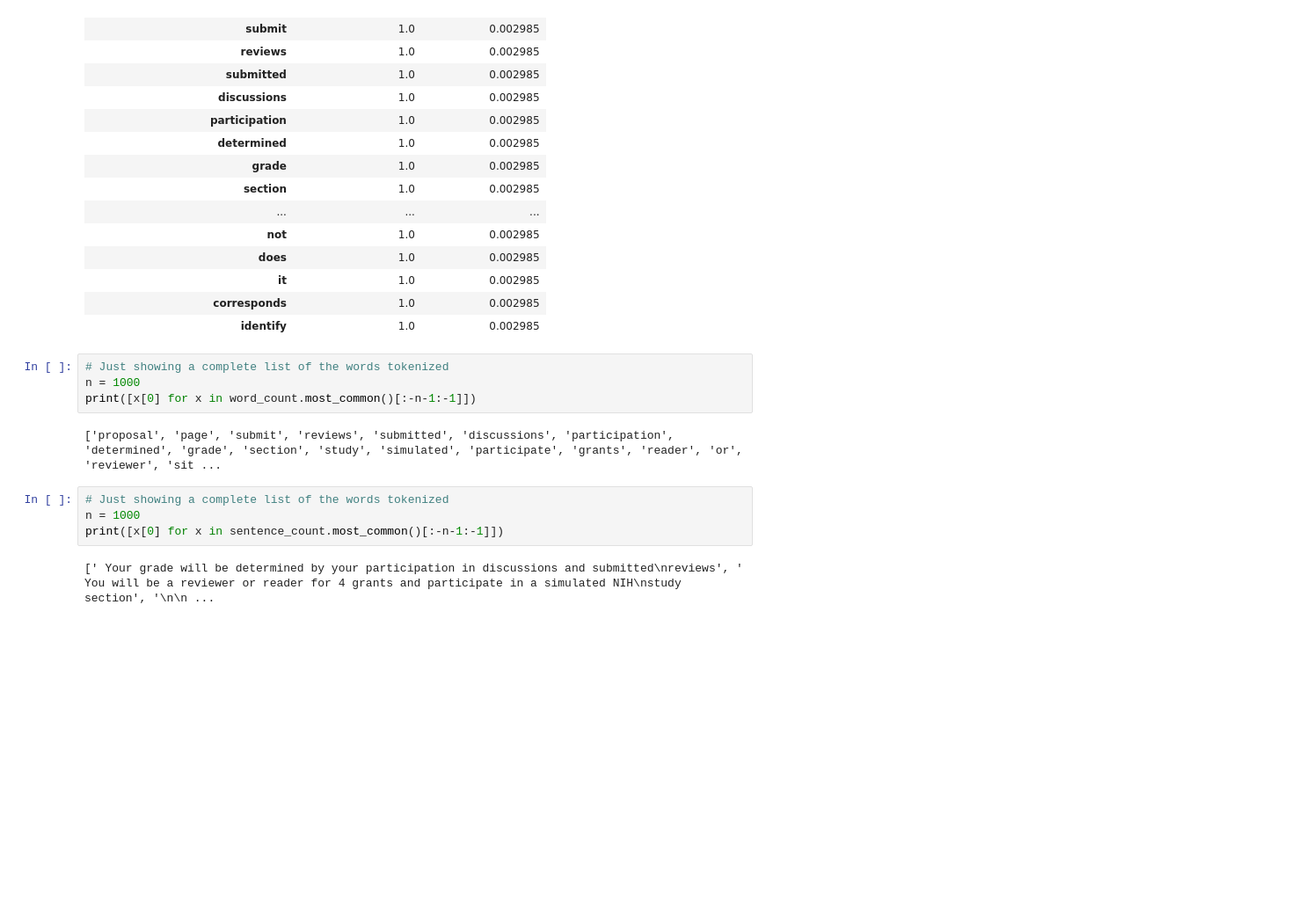
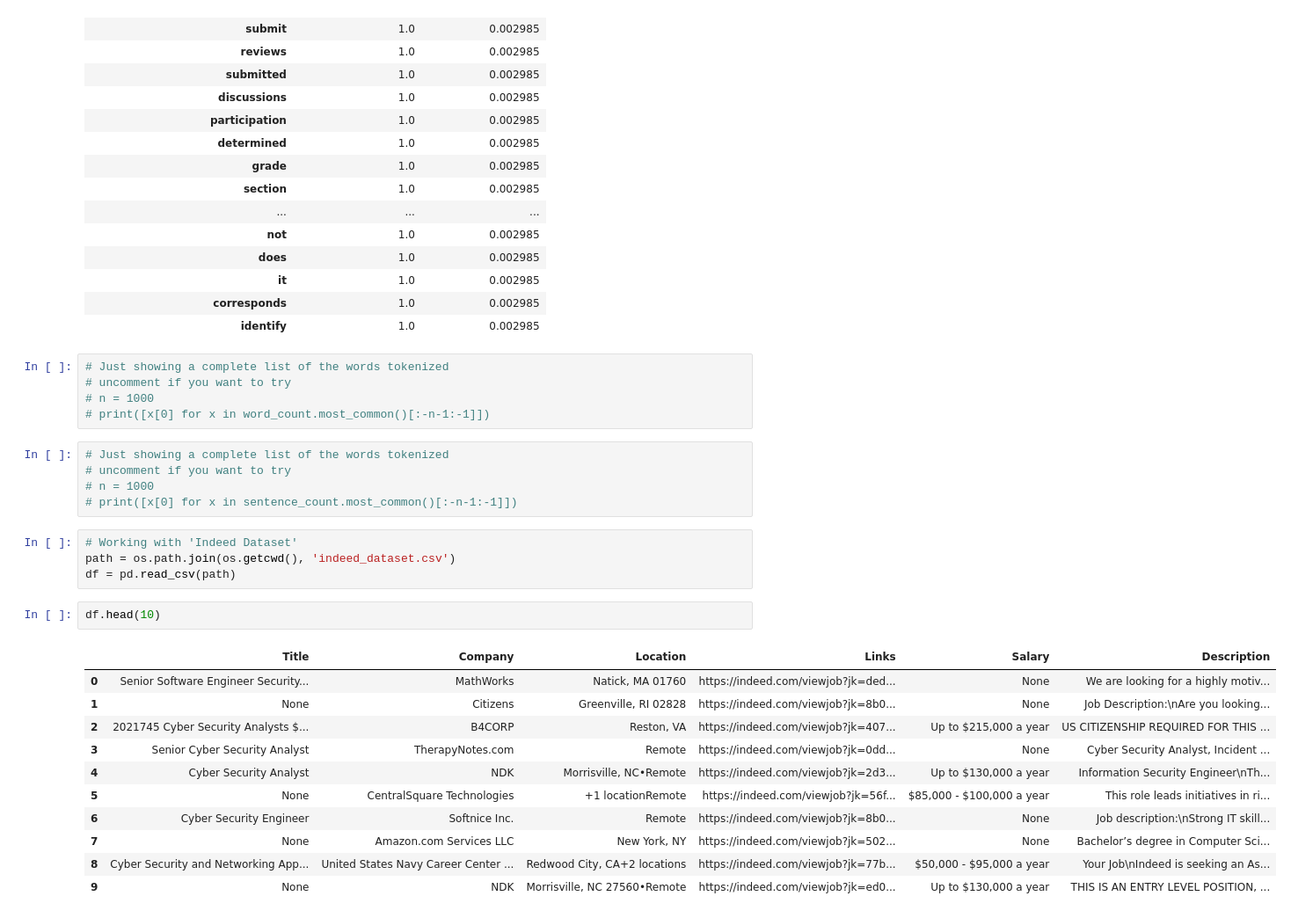
Before and after one commit to aadmassu1/teamHCP, a Jupyter notebook: Extract_info_pdf.ipynb, the cells around one changed output. Shown at 88% size. Drawn from its saved outputs; the diff is of its cells as text; blank space fills up the shorter version.

```diff
--- a/Extract_info_pdf.ipynb
+++ b/Extract_info_pdf.ipynb
@@ -225,13 +228,29 @@ df_word.head(50)
 | identify | 1.0 | 0.002985 |
 # %%
 # Just showing a complete list of the words tokenized
-n = 1000
-print([x[0] for x in word_count.most_common()[:-n-1:-1]])
+# uncomment if you want to try
+# n = 1000
+# print([x[0] for x in word_count.most_common()[:-n-1:-1]])
-# %% [output]
-['proposal', 'page', 'submit', 'reviews', 'submitted', 'discussions', 'participation', 'determined', 'grade', 'section', 'study', 'simulated', 'participate', 'grants', 'reader', 'or', 'reviewer', 'sit ...
 # %%
 # Just showing a complete list of the words tokenized
-n = 1000
-print([x[0] for x in sentence_count.most_common()[:-n-1:-1]])
+# uncomment if you want to try
+# n = 1000
+# print([x[0] for x in sentence_count.most_common()[:-n-1:-1]])
-# %% [output]
-[' Your grade will be determined by your participation in discussions and submitted\nreviews', ' You will be a reviewer or reader for 4 grants and participate in a simulated NIH\nstudy section', '\n\n ...
+# %%
+# Working with 'Indeed Dataset'
+path = os.path.join(os.getcwd(), 'indeed_dataset.csv')
+df = pd.read_csv(path)
+# %%
+df.head(10)
+# %% [output]
+|  | Title | Company | Location | Links | Salary | Description |
+| 0 | Senior Software Engineer Security... | MathWorks | Natick, MA 01760 | https://indeed.com/viewjob?jk=ded... | None | We are looking for a highly motiv... |
+| 1 | None | Citizens | Greenville, RI 02828 | https://indeed.com/viewjob?jk=8b0... | None | Job Description:\nAre you looking... |
+| 2 | 2021745 Cyber Security Analysts $... | B4CORP | Reston, VA | https://indeed.com/viewjob?jk=407... | Up to $215,000 a year | US CITIZENSHIP REQUIRED FOR THIS ... |
+| 3 | Senior Cyber Security Analyst | TherapyNotes.com | Remote | https://indeed.com/viewjob?jk=0dd... | None | Cyber Security Analyst, Incident ... |
+| 4 | Cyber Security Analyst | NDK | Morrisville, NC•Remote | https://indeed.com/viewjob?jk=2d3... | Up to $130,000 a year | Information Security Engineer\nTh... |
+| 5 | None | CentralSquare Technologies | +1 locationRemote | https://indeed.com/viewjob?jk=56f... | $85,000 - $100,000 a year | This role leads initiatives in ri... |
+| 6 | Cyber Security Engineer | Softnice Inc. | Remote | https://indeed.com/viewjob?jk=8b0... | None | Job description:\nStrong IT skill... |
+| 7 | None | Amazon.com Services LLC | New York, NY | https://indeed.com/viewjob?jk=502... | None | Bachelor’s degree in Computer Sci... |
+| 8 | Cyber Security and Networking App... | United States Navy Career Center ... | Redwood City, CA+2 locations | https://indeed.com/viewjob?jk=77b... | $50,000 - $95,000 a year | Your Job\nIndeed is seeking an As... |
+| 9 | None | NDK | Morrisville, NC 27560•Remote | https://indeed.com/viewjob?jk=ed0... | Up to $130,000 a year | THIS IS AN ENTRY LEVEL POSITION, ... |
```
Also changed, not shown: parts of 8 cells of this notebook, 2 other files.
